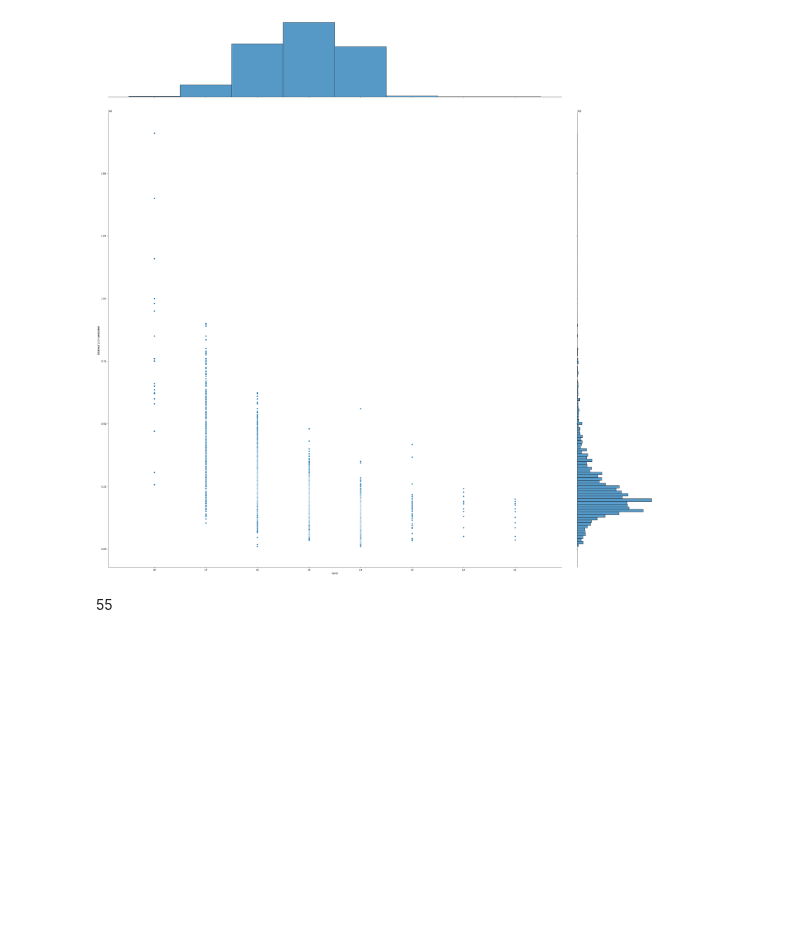
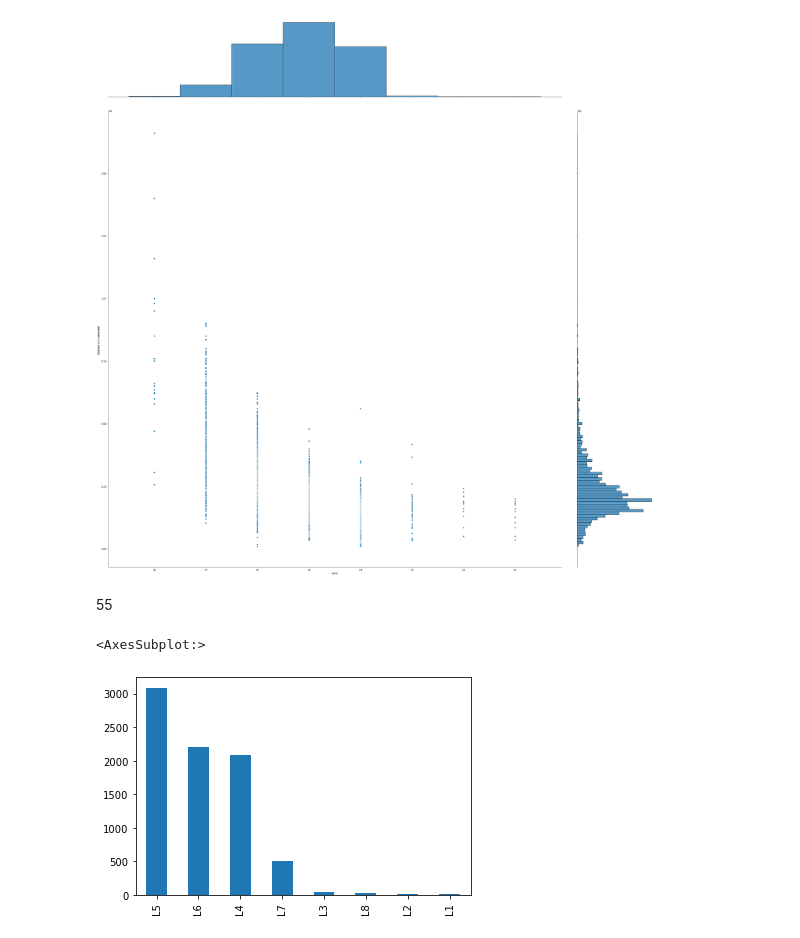
Before and after one commit to CarrotHands/miniprog, a Jupyter notebook: colab.ipynb, the cells around one changed output. Saved outputs shown, nothing was run; the diff lists cells and outputs as text; code cells hidden in the pictures; blank space fills up the shorter version.

Commit message:
added level count

```diff
--- a/colab.ipynb
+++ b/colab.ipynb
@@ -203,3 +221,8 @@ sb.jointplot(data=ComData, x="level",y="totalyearlycompensation",height=33)
 [figure]
 # %% [markdown]
 55
+# %%
+cleaned['level'].value_counts().plot(kind='bar')
+# %% [output]
+<AxesSubplot:>
+[figure, added]
```
Also changed, not shown: parts of 6 cells of this notebook.
